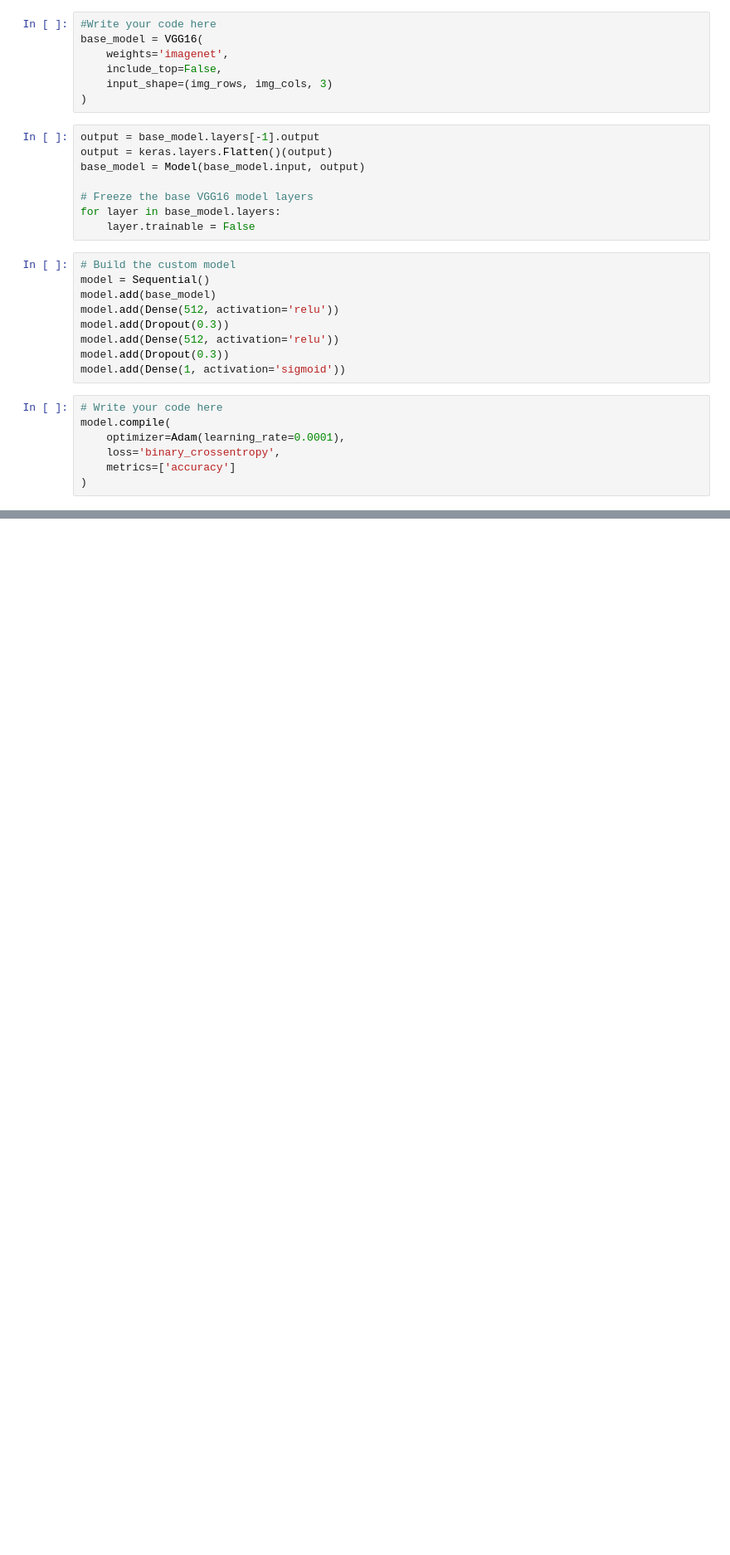
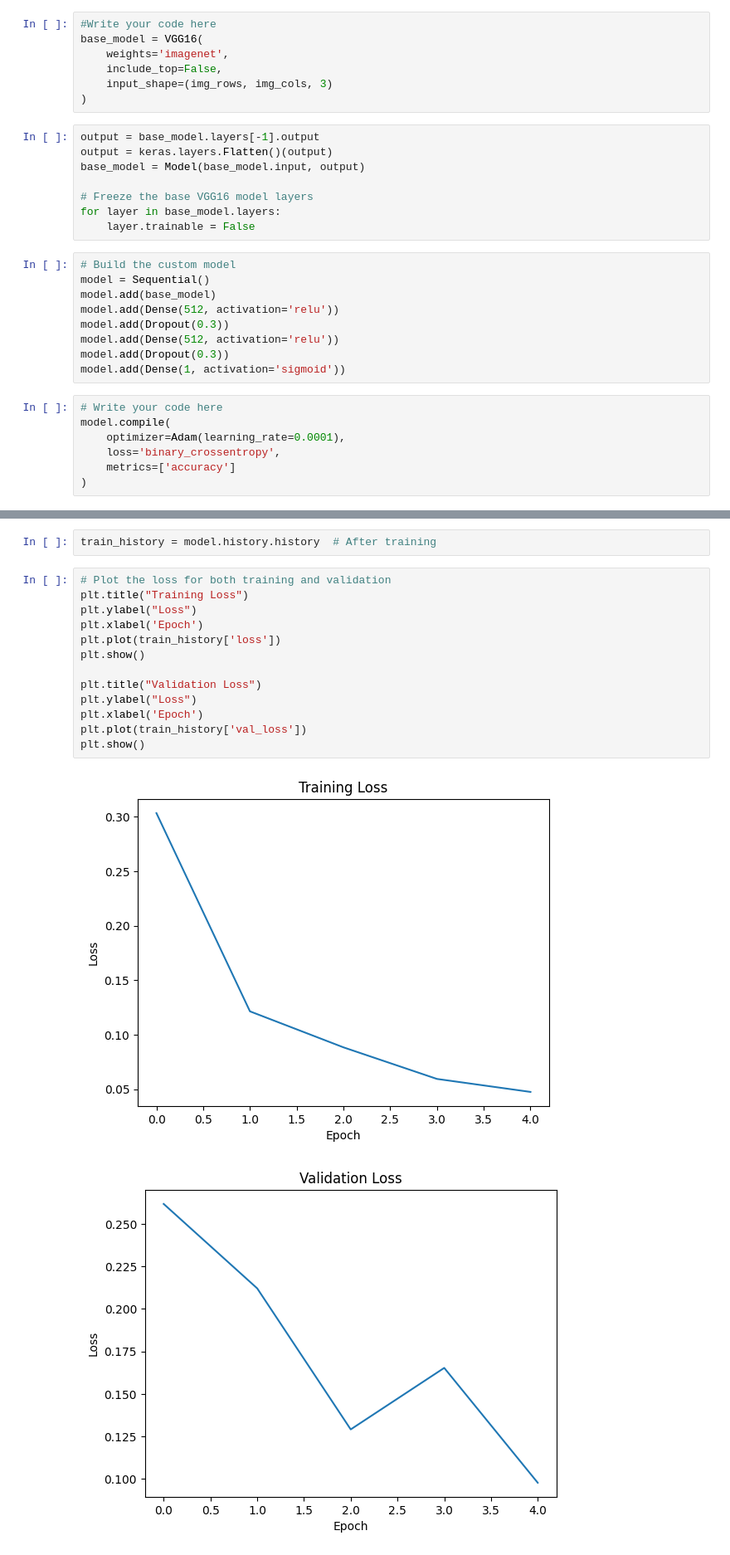
Before and after one commit to Dnsflr/PneumoniaDetectionCNN, a Jupyter notebook: CNN_Detection.ipynb, the cells around one changed output, grey strips where cells are left out. Shown: that part at 83% size. Drawn from its saved outputs; the diff is of its cells as text; blank space fills up the shorter version.

```diff
--- a/CNN_Detection.ipynb
+++ b/CNN_Detection.ipynb
@@ -121,0 +129,18 @@ KeyboardInterrupt:
+# %%
+train_history = model.history.history  # After training
+# %%
+# Plot the loss for both training and validation
+plt.title("Training Loss")
+plt.ylabel("Loss")
+plt.xlabel('Epoch')
+plt.plot(train_history['loss'])
+plt.show()
+
+plt.title("Validation Loss")
+plt.ylabel("Loss")
+plt.xlabel('Epoch')
+plt.plot(train_history['val_loss'])
+plt.show()
+# %% [output]
+[figure, added]
+[figure, added]
```
Also changed, not shown: parts of 7 cells of this notebook.
